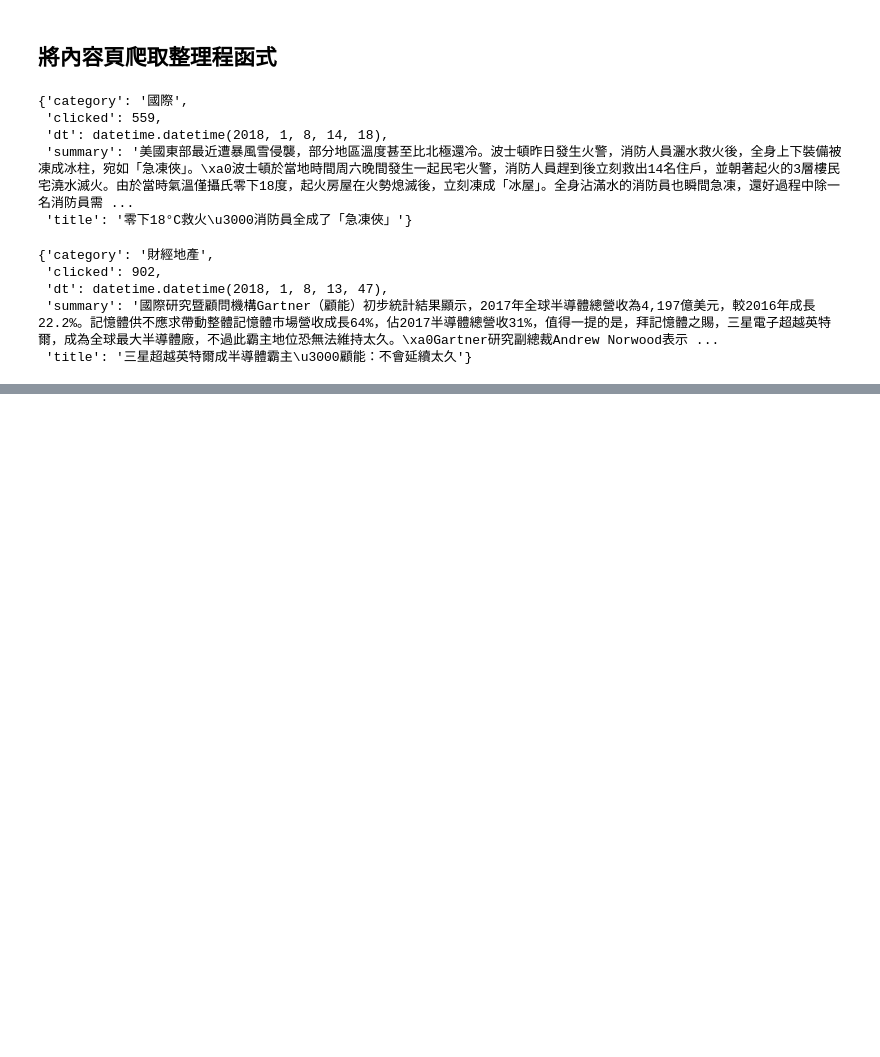
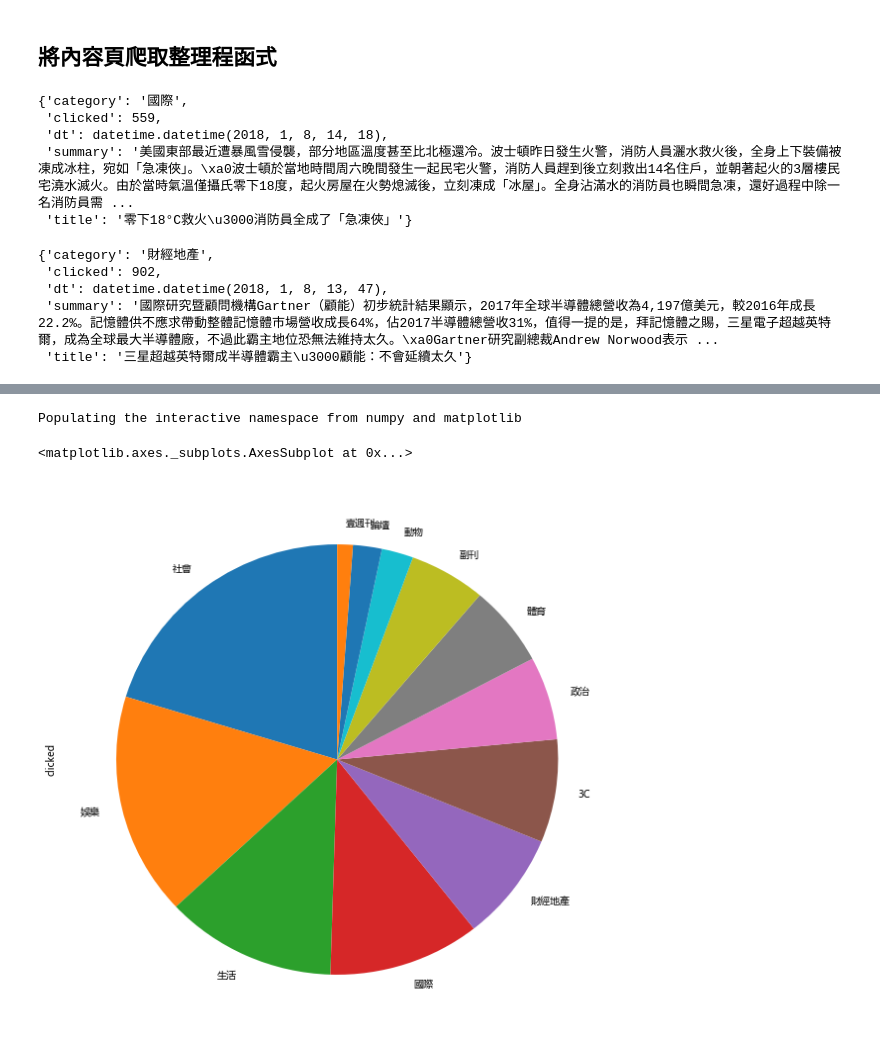
Before and after one commit to ywchiu/fubonpy, a Jupyter notebook: Demo20180108.ipynb, the cells around one changed output, grey strips where cells are left out. Saved outputs shown, nothing was run; the diff lists cells and outputs as text; code cells hidden in the pictures; blank space fills up the shorter version.

```diff
--- a/Demo20180108.ipynb
+++ b/Demo20180108.ipynb
@@ -412,0 +449,4 @@ parseDetail('https://tw.finance.appledaily.com/realtime/20180108/1274272/')
+# %%
+newsurl = 'https://tw.appledaily.com/new/realtime/'
+for page in range(1,3):
+    print(newsurl + str(page))
@@ -412,0 +456,4 @@ parseDetail('https://tw.finance.appledaily.com/realtime/20180108/1274272/')
+# %%
+newsurl = 'https://tw.appledaily.com/new/realtime/{}'
+for page in range(1,3):
+    print(newsurl.format(page))
@@ -412,0 +463,12 @@ parseDetail('https://tw.finance.appledaily.com/realtime/20180108/1274272/')
+# %%
+newsurl = 'https://tw.appledaily.com/new/realtime/{}'
+
+news_ary = []
+for page in range(1,10):
+    res = requests.get(newsurl.format(page))
+    soup = BeautifulSoup(res.text, 'html.parser')
+    for news in soup.select('.rtddt a'):
+        res = parseDetail(news.get('href'))
+        news_ary.append(res)
+# %%
+newsdf = pandas.DataFrame(news_ary)
@@ -412,0 +533,8 @@ parseDetail('https://tw.finance.appledaily.com/realtime/20180108/1274272/')
+# %%
+% pylab inline
+df = newsdf.groupby(['category'])['clicked'].mean().sort_values(ascending = False)
+df.plot(kind='pie', figsize=[10,10], startangle = 90)
+# %% [output]
+Populating the interactive namespace from numpy and matplotlib
+<matplotlib.axes._subplots.AxesSubplot at 0x...>
+[figure, added]
```
Also changed, not shown: parts of 19 cells of this notebook, 1 other file.
